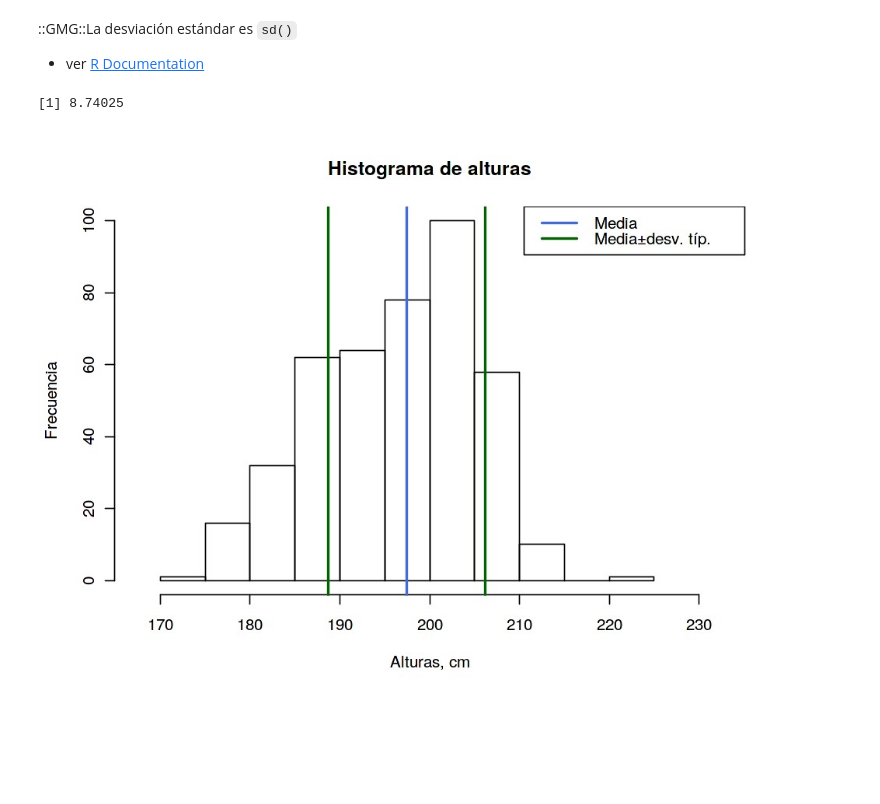
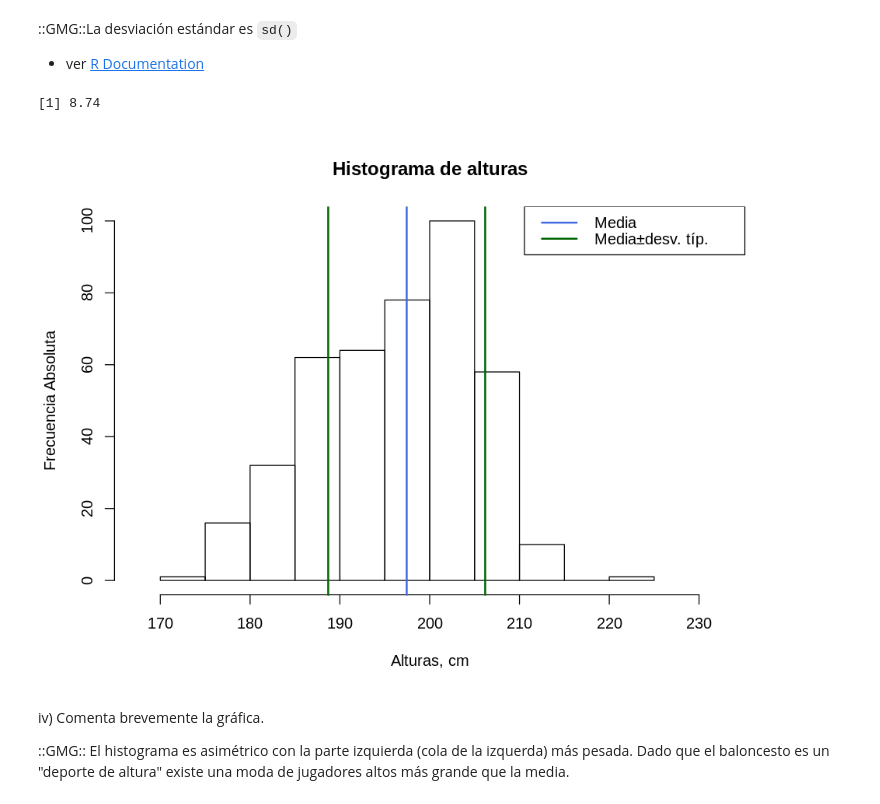
Before and after one commit to yerartdev/uc-m1965-stats, a Jupyter notebook: p1/practica1-gerardo-de-miguel-gonzalez.ipynb, the cells around one changed output. Saved outputs shown, nothing was run; the diff lists cells and outputs as text; code cells hidden in the pictures; blank space fills up the shorter version.

```diff
--- a/p1/practica1-gerardo-de-miguel-gonzalez.ipynb
+++ b/p1/practica1-gerardo-de-miguel-gonzalez.ipynb
@@ -189,23 +193,27 @@ legend(x = "topright", # location of legend within plot area
  - ver [R Documentation](https://www.rdocumentation.org/packages/stats/versions/3.5.1/topics/sd)
 # %%
 altura_sd <- sd(alturas, na.rm = TRUE)
-print(altura_sd)
+print(round(altura_sd,digits = 3))
 # %% [output]
-[1] 8.74025
+[1] 8.74
 # %%
-options(repr.plot.width=8, repr.plot.height=6)
+#options(repr.plot.width=8, repr.plot.height=6)
 hist(alturas,
           breaks = "FD",
           xlim = c(min(alturas, na.rm = TRUE) - 5,max(alturas, na.rm = TRUE) + 10),
           xlab = "Alturas, cm",
-          ylab = "Frecuencia",
+          ylab = "Frecuencia Absoluta",
           main="Histograma de alturas")
 abline(v = altura_m, col = "royalblue", lwd = 2)
 abline(v = altura_m - altura_sd, col = "darkgreen", lwd = 2)
 abline(v = altura_m + altura_sd, col = "darkgreen", lwd = 2)
 legend(x = "topright", # location of legend within plot area
  c("Media","Media±desv. típ."),
  col = c("royalblue", "darkgreen"),
  lwd = c(2, 2))
 # %% [output]
-[figure, old version]
+[figure, new version]
+# %% [markdown]
+iv) Comenta brevemente la gráfica.
+
+::GMG:: El histograma es asimétrico con la parte izquierda (cola de la izquerda) más pesada. Dado que el baloncesto es un "deporte de altura" existe una moda de jugadores altos más grande que la media.
```
Also changed, not shown: parts of 40 cells of this notebook.
